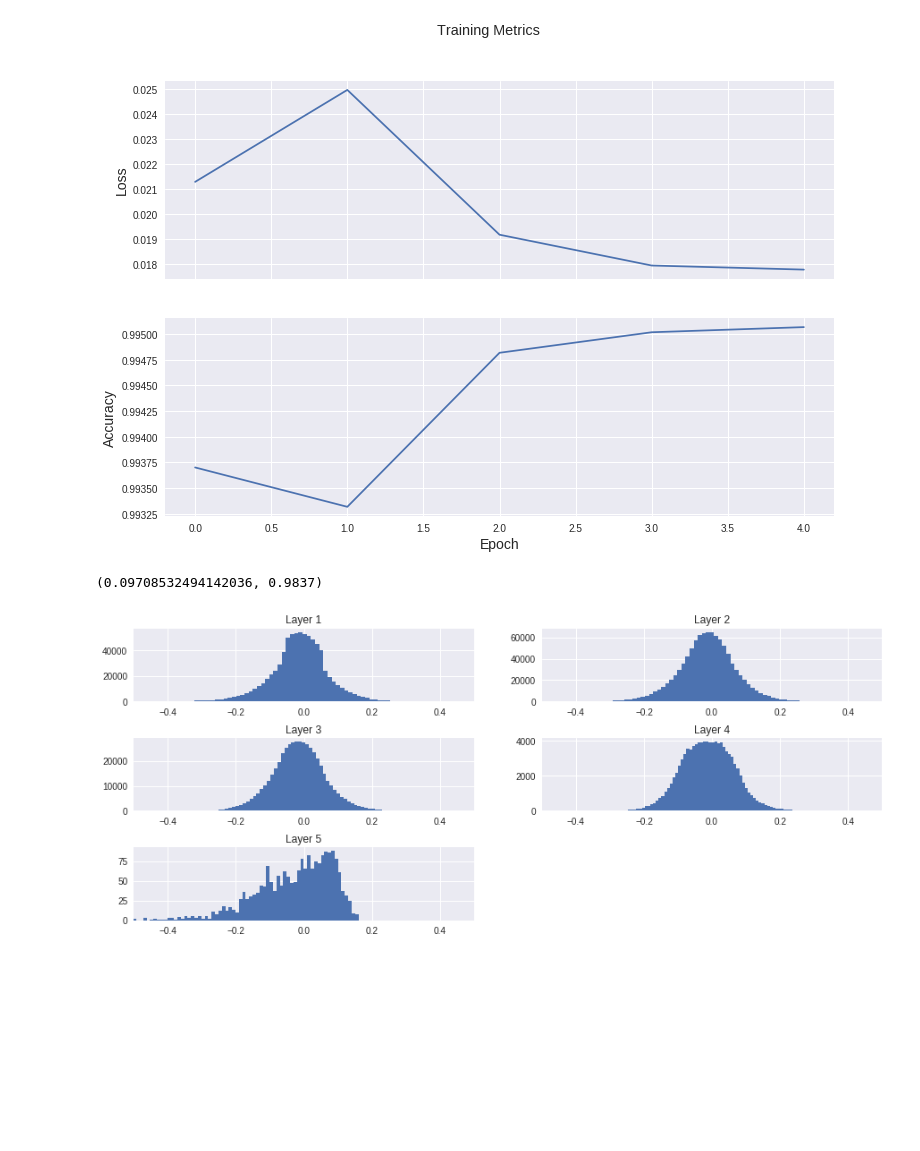
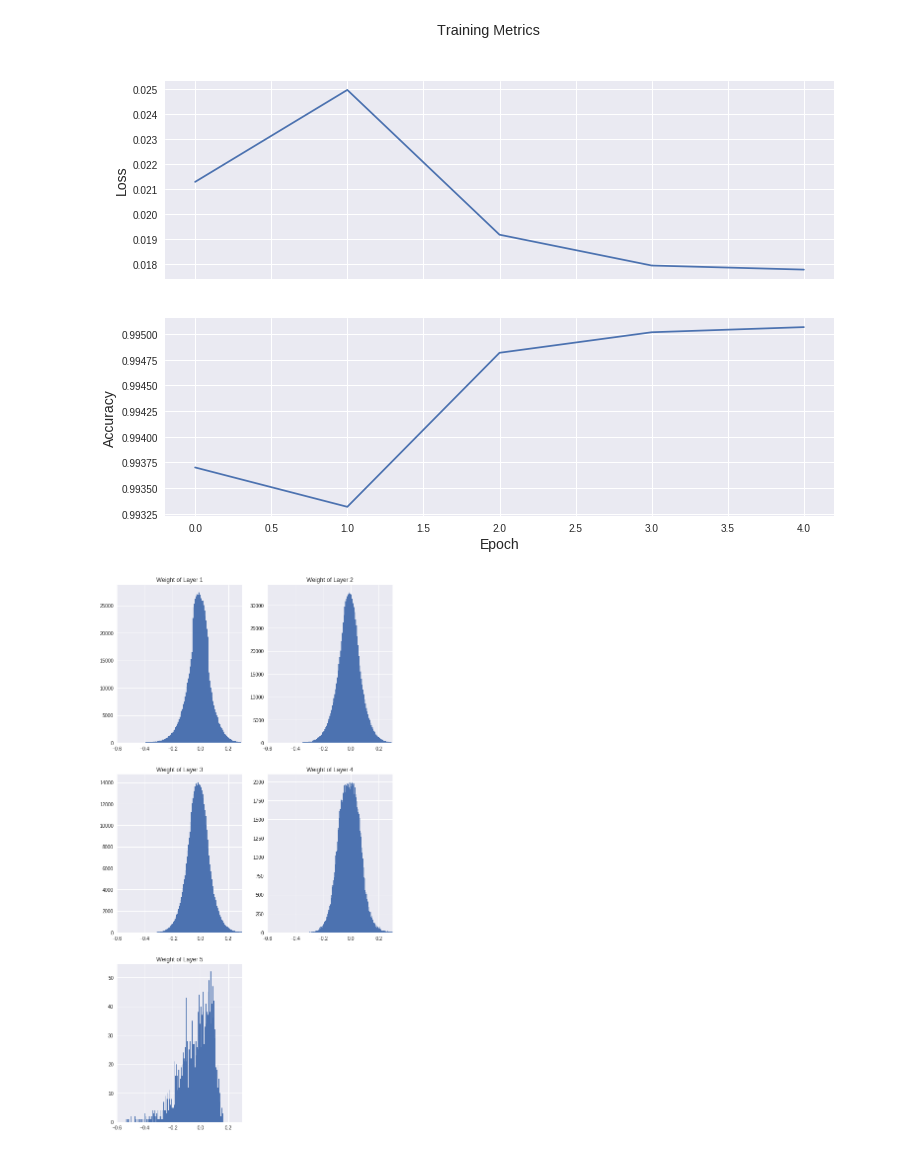
Before and after one commit to Snehal-Reddy/NeuralNetPruning, a Jupyter notebook: WeightBasedPruning.ipynb, the cells around one changed output. Cells and saved outputs as stored; diff of their text form; code cells hidden in the pictures; blank space fills up the shorter version.

```diff
--- a/WeightBasedPruning.ipynb
+++ b/WeightBasedPruning.ipynb
@@ -113,24 +113,22 @@ axes[1].plot(train_accuracy_results);
 # %% [output]
 [figure]
 # %%
-epoch_loss_avg = tfe.metrics.Mean()
-epoch_accuracy = tfe.metrics.Accuracy()
-for x, y in dataset_test:
-    outputs = naive_model(x)
-    loss = tf.losses.softmax_cross_entropy(tf.one_hot(y, 10), outputs)
-    epoch_loss_avg(loss)
-    epoch_accuracy(tf.argmax(outputs, axis=1, output_type=tf.int64), y)
-result = epoch_loss_avg.result().numpy(), epoch_accuracy.result().numpy()
-result
+ def test(model, data_test):
+    epoch_loss_avg = tfe.metrics.Mean()
+    epoch_accuracy = tfe.metrics.Accuracy()
+    for x, y in dataset_test:
+        outputs = model(x)
+        loss = tf.losses.softmax_cross_entropy(tf.one_hot(y, 10), outputs)
+        epoch_loss_avg(loss)
+        epoch_accuracy(tf.argmax(outputs, axis=1, output_type=tf.int64), y)
+    result = epoch_loss_avg.result().numpy(), epoch_accuracy.result().numpy()
+    return result
-# %% [output]
-(0.09708532494142036, 0.9837)
 # %%
-plt.figure(1, figsize=(15,6))
-plt.subplots_adjust(hspace=0.5)
 for i, weights in enumerate(naive_model.trainable_weights):
+    plt.figure(1, figsize=(10,20),facecolor = 'white',edgecolor = 'r')
     plt.subplot(3,2,i+1)
-    plt.title("Layer {}".format(i+1))
-    plt.hist(weights.numpy().reshape(-1), bins=100)
-    plt.xlim(-0.5, 0.5);
+    plt.title("Weight of Layer {}".format(i+1))
+    plt.hist(weights.numpy().reshape(-1), bins=200)
+    plt.xlim(-0.6, 0.3);
 # %% [output]
-[figure, old version]
+[figure, new version]
```
Also changed, not shown: parts of 3 cells of this notebook.
